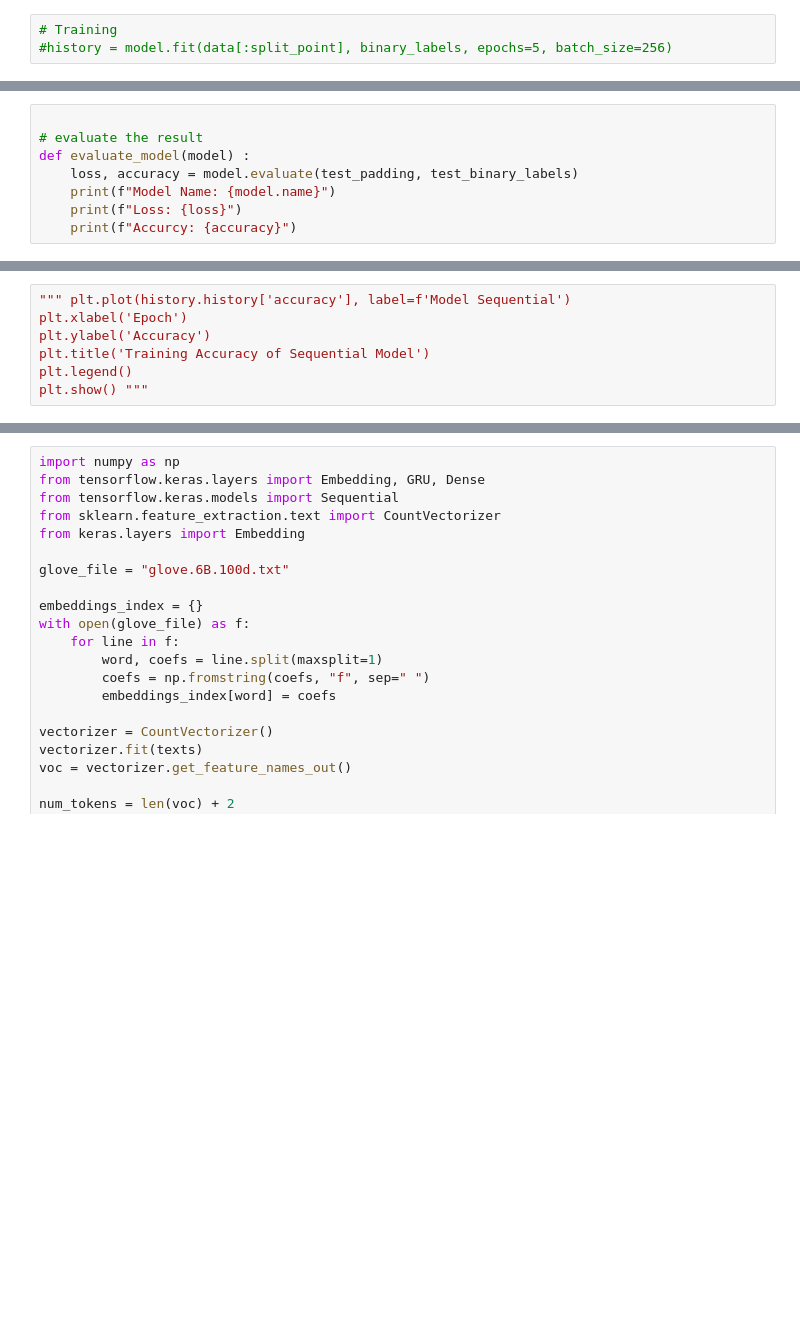
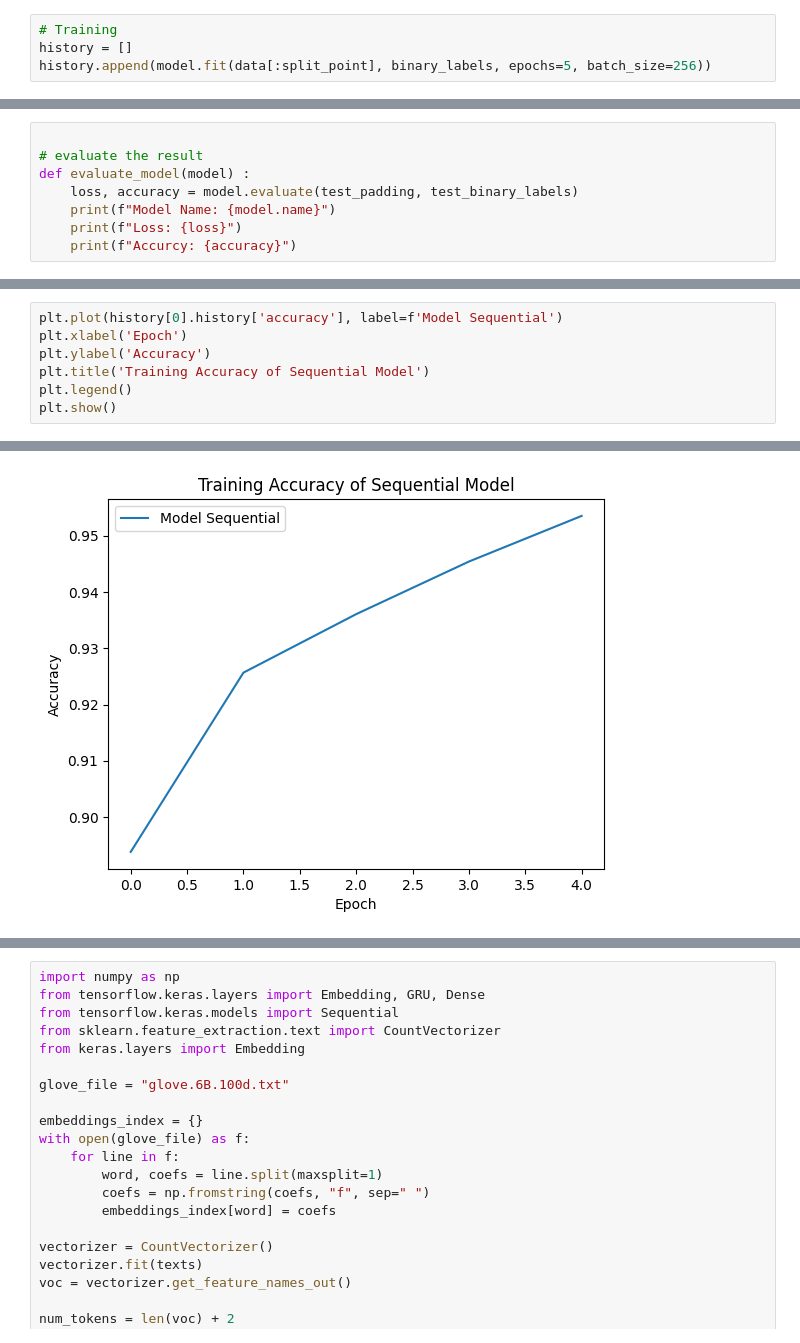
Before and after one commit to rogrammer/NLP_Azerbaijani, a Jupyter notebook: azer.ipynb, the cells around one changed output, grey strips where cells are left out. Saved outputs shown, nothing was run; the diff lists cells and outputs as text; blank space fills up the shorter version.

```diff
--- a/azer.ipynb
+++ b/azer.ipynb
@@ -303,4 +303,5 @@ binary_labels
 array([1, 0, 1, ..., 1, 0, 0])
 # %%
 # Training
-#history = model.fit(data[:split_point], binary_labels, epochs=5, batch_size=256)
+history = []
+history.append(model.fit(data[:split_point], binary_labels, epochs=5, batch_size=256))
@@ -327,8 +344,8 @@ def evaluate_model(model) :
 # %%
-""" plt.plot(history.history['accuracy'], label=f'Model Sequential')
+plt.plot(history[0].history['accuracy'], label=f'Model Sequential')
 plt.xlabel('Epoch')
 plt.ylabel('Accuracy')
 plt.title('Training Accuracy of Sequential Model')
 plt.legend()
-plt.show() """
+plt.show()
 # %% [output]
@@ -336 +352,2 @@ plt.show() """
+[figure, added]
 # %%
```
Also changed, not shown: parts of 23 cells of this notebook, 1 other file.
